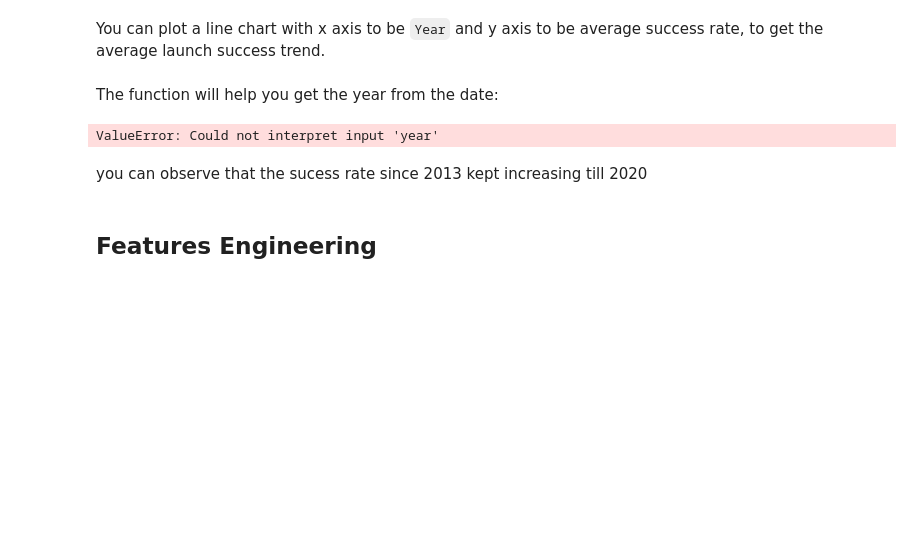
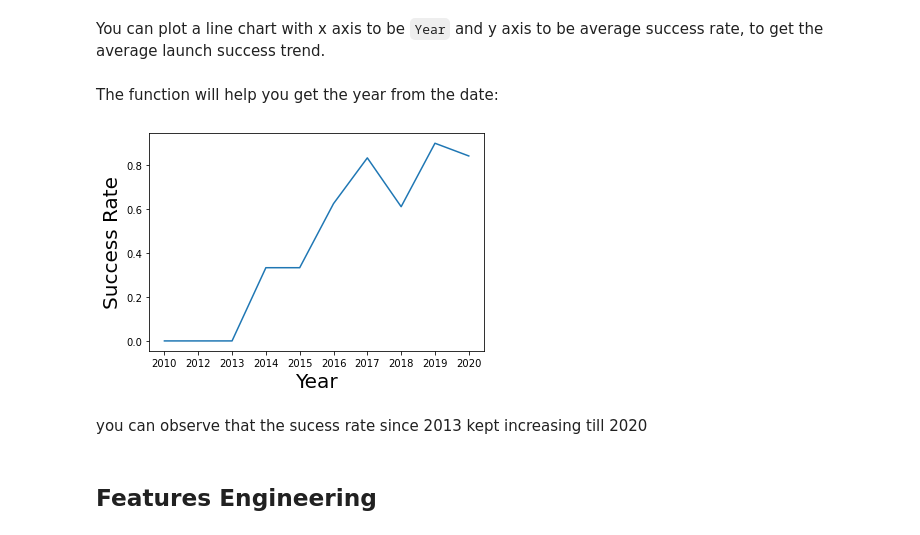
Before and after one commit to aeaeaaee/Capstone, a Jupyter notebook: EDA with Visualization.ipynb, the cells around one changed output. Saved outputs shown, nothing was run; the diff lists cells and outputs as text; code cells hidden in the pictures; blank space fills up the shorter version.

```diff
--- a/EDA with Visualization.ipynb
+++ b/EDA with Visualization.ipynb
@@ -198,12 +183,18 @@ def Extract_year(date):
     return year
 # %%
 # Plot a line chart with x axis to be the extracted year and y axis to be the success rate
-sns.lineplot(y="class_mean", x="year", hue="Class", data=df)
-plt.xlabel("year",fontsize=20)
-plt.ylabel("Success rate",fontsize=20)
+Extract_year(df["Date"])
+x = pd.Series(year)
+y = pd.Series(df['Class'].values)
+df_sr= pd.DataFrame({'Year': x, 'Success Rate': y})
+df_sr =df_sr.groupby('Year', as_index=False).agg({"Success Rate": "mean"})
+
+sns.lineplot(data=df_sr, x="Year", y="Success Rate")
+plt.xlabel("Year",fontsize=20)
+plt.ylabel("Success Rate",fontsize=20)
 plt.show()
 # %% [output]
-ValueError: Could not interpret input 'year'
+[figure, added]
 # %% [markdown]
 you can observe that the sucess rate since 2013 kept increasing till 2020
 # %% [markdown]
```
Also changed, not shown: parts of 4 cells of this notebook.
